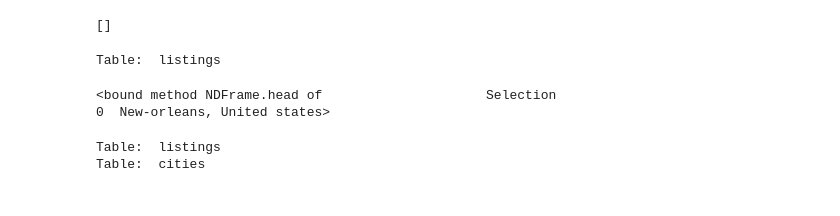
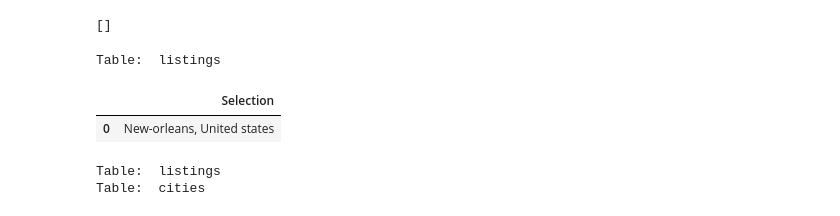
Before and after one commit to FeLowe/NW-Bootcamp-Project2_Data_Visualization, a Jupyter notebook: ExampleCode/Untitled.ipynb, the cells around one changed output. Saved outputs shown, nothing was run; the diff lists cells and outputs as text; code cells hidden in the pictures.

```diff
--- a/ExampleCode/Untitled.ipynb
+++ b/ExampleCode/Untitled.ipynb
@@ -273,10 +298,10 @@ Table:  listings
 cleanData.to_sql(name="listings", con=engine, if_exists="append",index=False)
 # %%
 cityList = pd.read_sql_query('select distinct Selection from listings', con=engine)
-cityList.head
+cityList.head()
 # %% [output]
-<bound method NDFrame.head of                     Selection
-0  New-orleans, United states>
+|  | Selection |
+| 0 | New-orleans, United states |
 # %%
 cities = Table('cities', metadata,
                  Column('Selection', String(100))
```
Also changed, not shown: parts of 3 cells of this notebook, 2 other files.
